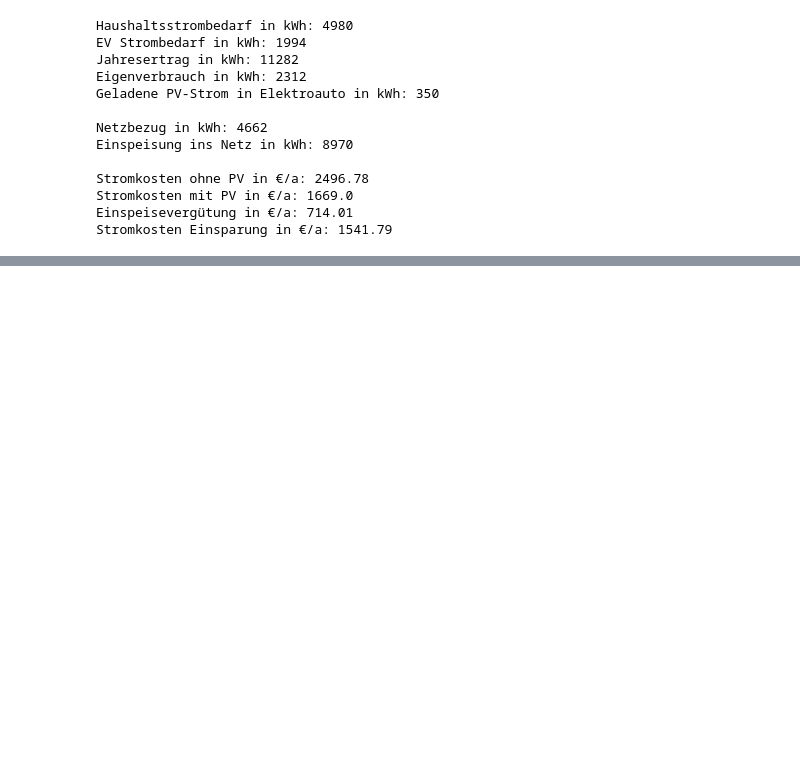
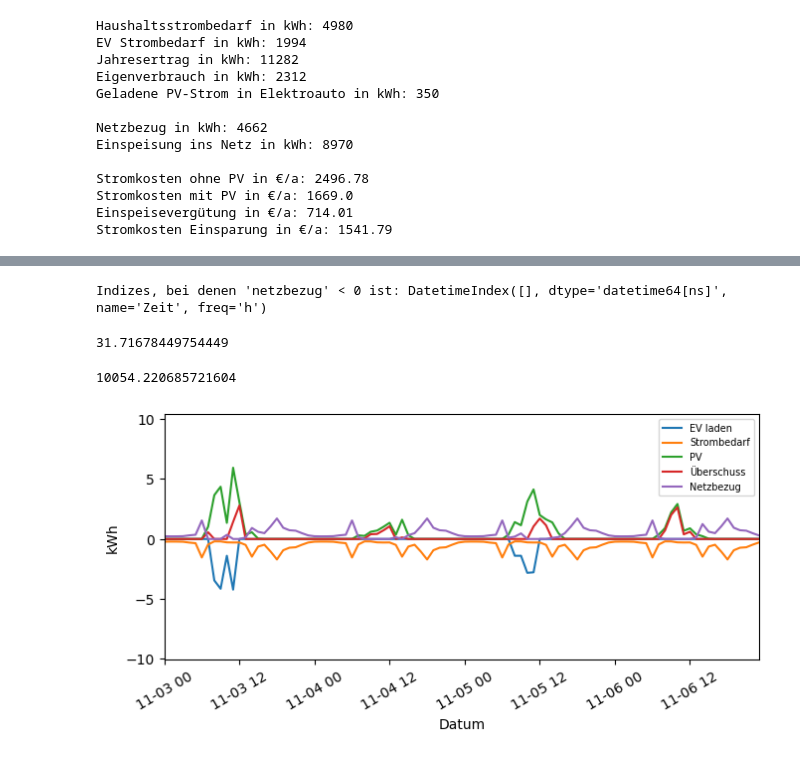
Before and after one commit to d-esplo/hemsrechner, a Jupyter notebook: test_ev_250124.ipynb, the cells around one changed output, grey strips where cells are left out. Drawn from its saved outputs; the diff is of its cells as text; code cells hidden in the pictures; blank space fills up the shorter version.

```diff
--- a/test_ev_250124.ipynb
+++ b/test_ev_250124.ipynb
@@ -86,0 +57,5 @@ Stromkosten Einsparung in €/a: 2265.63
+# %%
+importlib.reload(berechnen_ev)
+df_hems, df_ohne = berechnen_ev.mit_hems(df.copy(), pv, True)
+ergebnisse_hems = berechnen_ev.ersparnis_hems(df_hems, df_ohne, 10, 0.358)
+berechnen_ev.print_ersparnis_hems(ergebnisse_hems)
@@ -86,0 +80,40 @@ Stromkosten Einsparung in €/a: 2265.63
+# %%
+negative_indices = df_hems.index[df_hems['netzbezug'] < 0]
+
+# Ausgabe der Indizes
+print("Indizes, bei denen 'netzbezug' < 0 ist:", negative_indices)
+# %% [output]
+Indizes, bei denen 'netzbezug' < 0 ist: DatetimeIndex([], dtype='datetime64[ns]', name='Zeit', freq='h')
+# %%
+distanz = df_hems.loc[df_hems['ev distanz'] > 0, 'ev distanz']
+
+# Berechne den Mittelwert der gefilterten Distanz
+mean_distanz = distanz.mean()
+mean_distanz
+# %% [output]
+31.71678449754449
+# %%
+df_hems['ev distanz'].sum()
+# %% [output]
+10054.220685721604
+# %%
+import matplotlib.pyplot as plt
+%matplotlib inline
+plt.rcParams["figure.figsize"] = [7.00, 3.50]
+plt.rcParams["figure.autolayout"] = True
+
+plt.plot(df_hems.index, -df_hems['EV Ladung'], label = "EV laden")
+plt.plot(df_hems.index, -df_hems['Strombedarf'], label = "Strombedarf")
+plt.plot(df_hems.index, df_hems['PV Ertrag'], label = "PV")
+plt.plot(df_hems.index, df_hems['überschuss'], label = "Überschuss")
+plt.plot(df_hems.index, df_hems['netzbezug'], label = "Netzbezug")
+
+plt.xlabel('Datum', fontsize=10)
+plt.ylabel('kWh', fontsize=10)
+plt.legend(fontsize = 7, loc = 'best')
+
+plt.xticks(rotation=30, fontsize=10)
+plt.xlim(pd.Timestamp('2014-11-03 00:00:00'), pd.Timestamp('2014-11-06 23:00:00'))
+plt.show()
+# %% [output]
+[figure, added]
```
Also changed, not shown: parts of 9 cells of this notebook, 8 other files.
